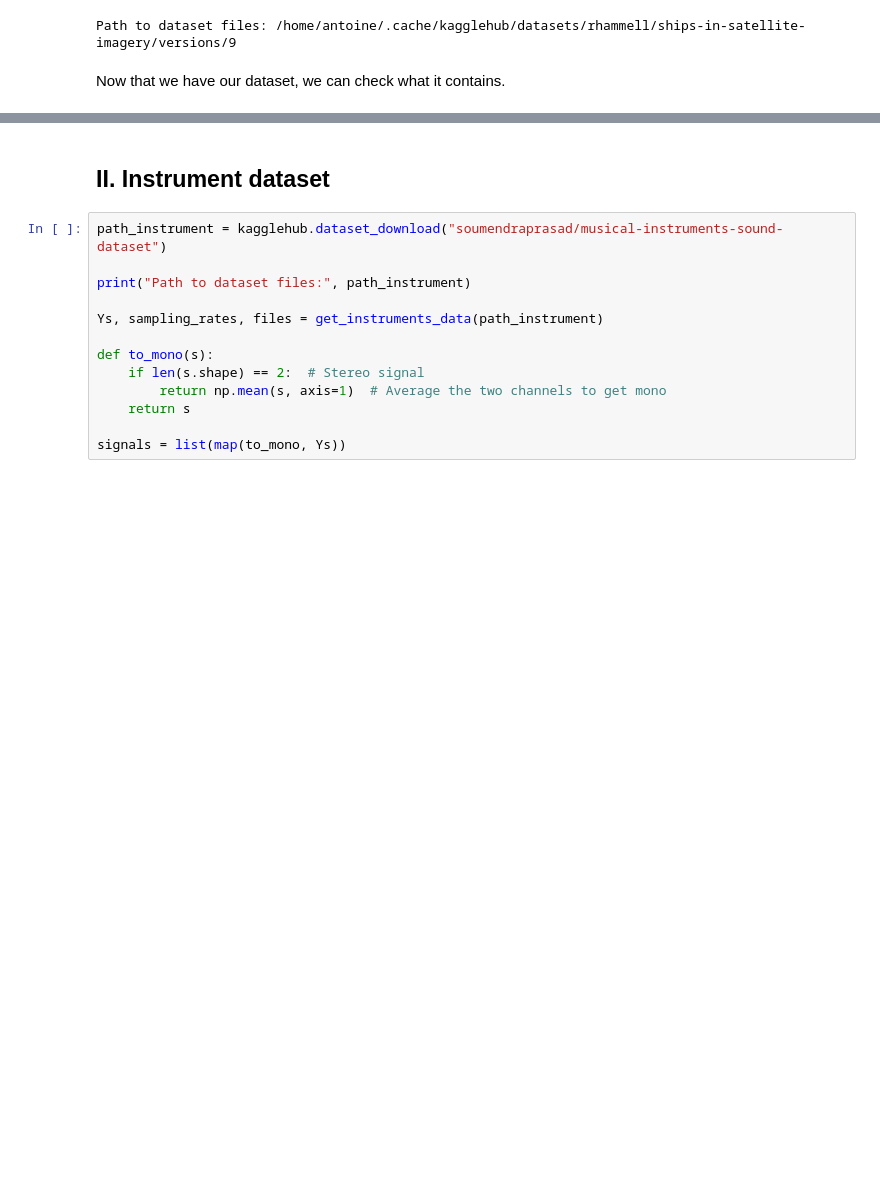
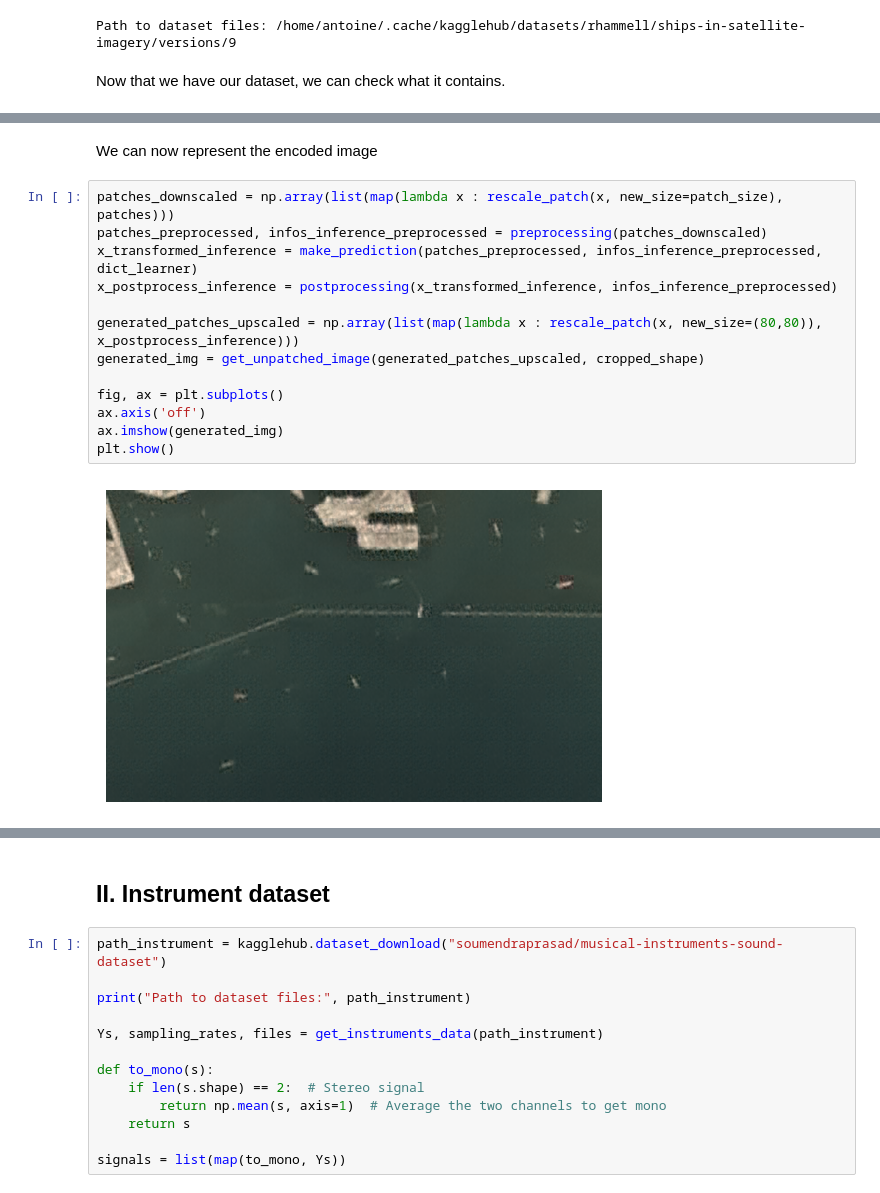
Before and after one commit to IAntoineV/Dictionary-Learning, a Jupyter notebook: LAUNCH_ME.ipynb, the cells around one changed output, grey strips where cells are left out. Drawn from its saved outputs; the diff is of its cells as text; blank space fills up the shorter version.

```diff
--- a/LAUNCH_ME.ipynb
+++ b/LAUNCH_ME.ipynb
@@ -108,0 +183,17 @@ def get_trained_dico():
+# %% [markdown]
+We can now represent the encoded image
+# %%
+patches_downscaled = np.array(list(map(lambda x : rescale_patch(x, new_size=patch_size), patches)))
+patches_preprocessed, infos_inference_preprocessed = preprocessing(patches_downscaled)
+x_transformed_inference = make_prediction(patches_preprocessed, infos_inference_preprocessed, dict_learner)
+x_postprocess_inference = postprocessing(x_transformed_inference, infos_inference_preprocessed)
+
+generated_patches_upscaled = np.array(list(map(lambda x : rescale_patch(x, new_size=(80,80)), x_postprocess_inference)))
+generated_img = get_unpatched_image(generated_patches_upscaled, cropped_shape)
+
+fig, ax = plt.subplots()
+ax.axis('off')
+ax.imshow(generated_img)
+plt.show()
+# %% [output]
+[figure, added]
```
Also changed, not shown: parts of 25 cells of this notebook, 3 other files.
